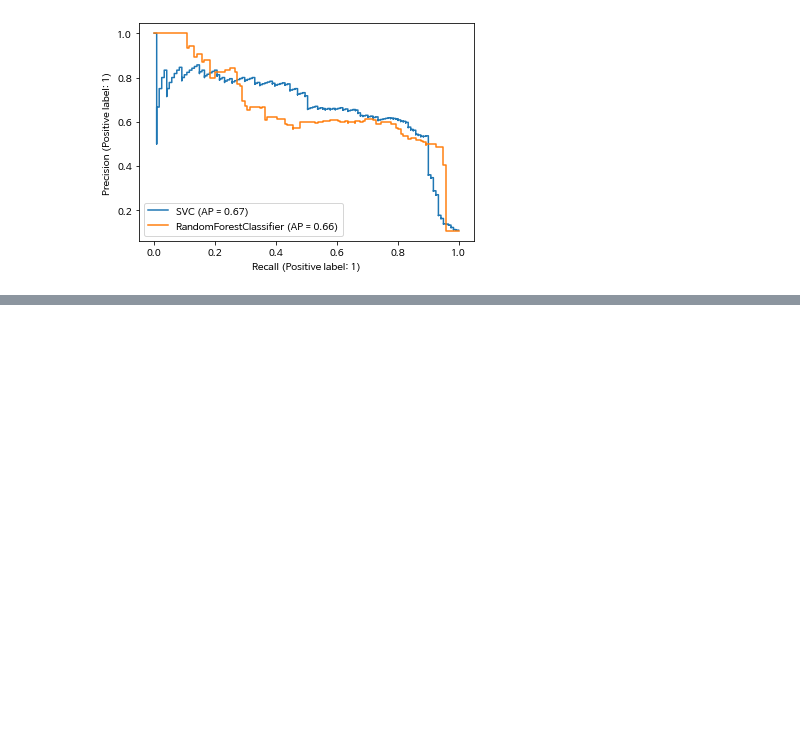
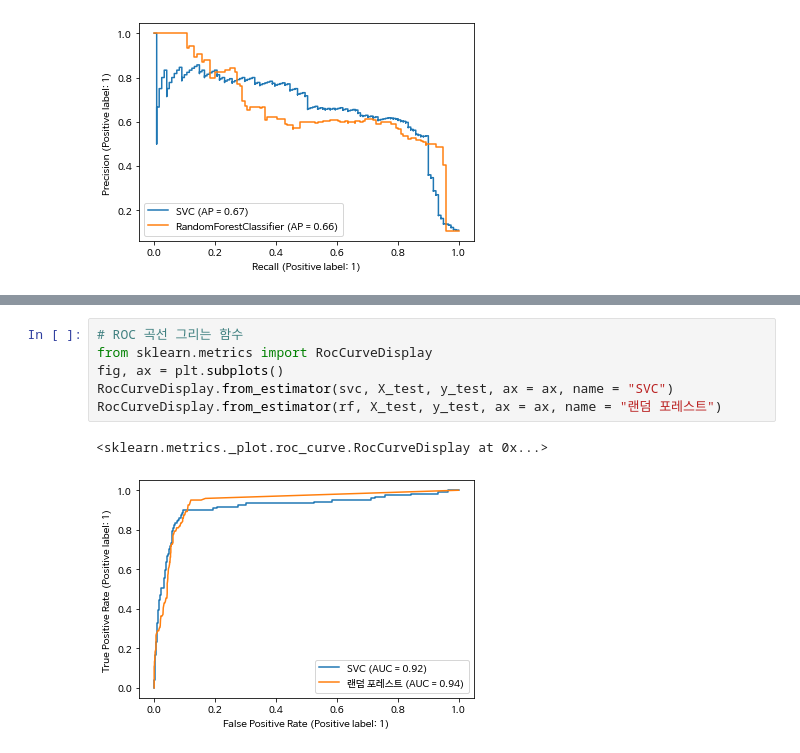
Before and after one commit to 1bin01/Machine-Learning, a Jupyter notebook: Introduction-to-Machine-Learning/Ch5_model_evaluation_and_improvement.ipynb, the cells around one changed output, grey strips where cells are left out. Saved outputs shown, nothing was run; the diff lists cells and outputs as text; blank space fills up the shorter version.

```diff
--- a/Introduction-to-Machine-Learning/Ch5_model_evaluation_and_improvement.ipynb
+++ b/Introduction-to-Machine-Learning/Ch5_model_evaluation_and_improvement.ipynb
@@ -756,0 +793,9 @@ fpr, tpr, thresholds = roc_curve(y_test, svc.decision_function(X_test))
+# %%
+# ROC 곡선 그리는 함수
+from sklearn.metrics import RocCurveDisplay
+fig, ax = plt.subplots()
+RocCurveDisplay.from_estimator(svc, X_test, y_test, ax = ax, name = "SVC")
+RocCurveDisplay.from_estimator(rf, X_test, y_test, ax = ax, name = "랜덤 포레스트")
+# %% [output]
+<sklearn.metrics._plot.roc_curve.RocCurveDisplay at 0x...>
+[figure, added]
```
Also changed, not shown: parts of 23 cells of this notebook.
